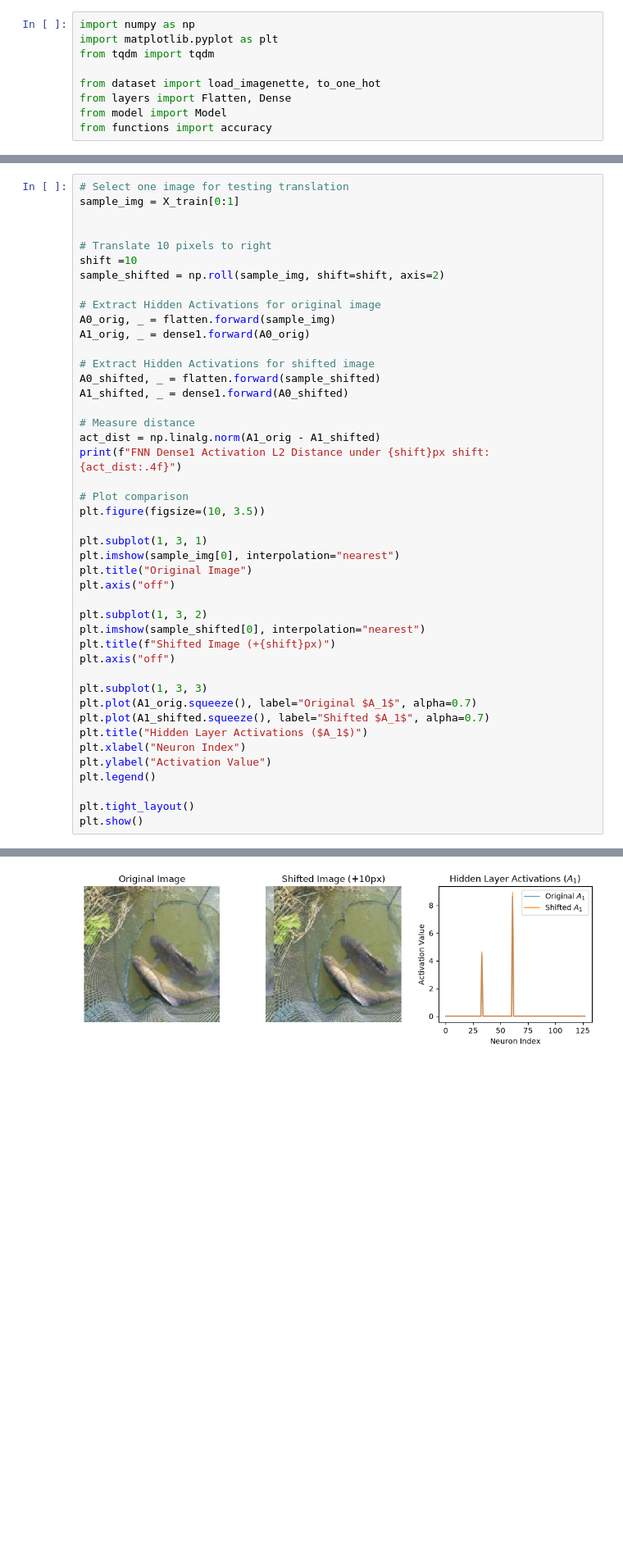
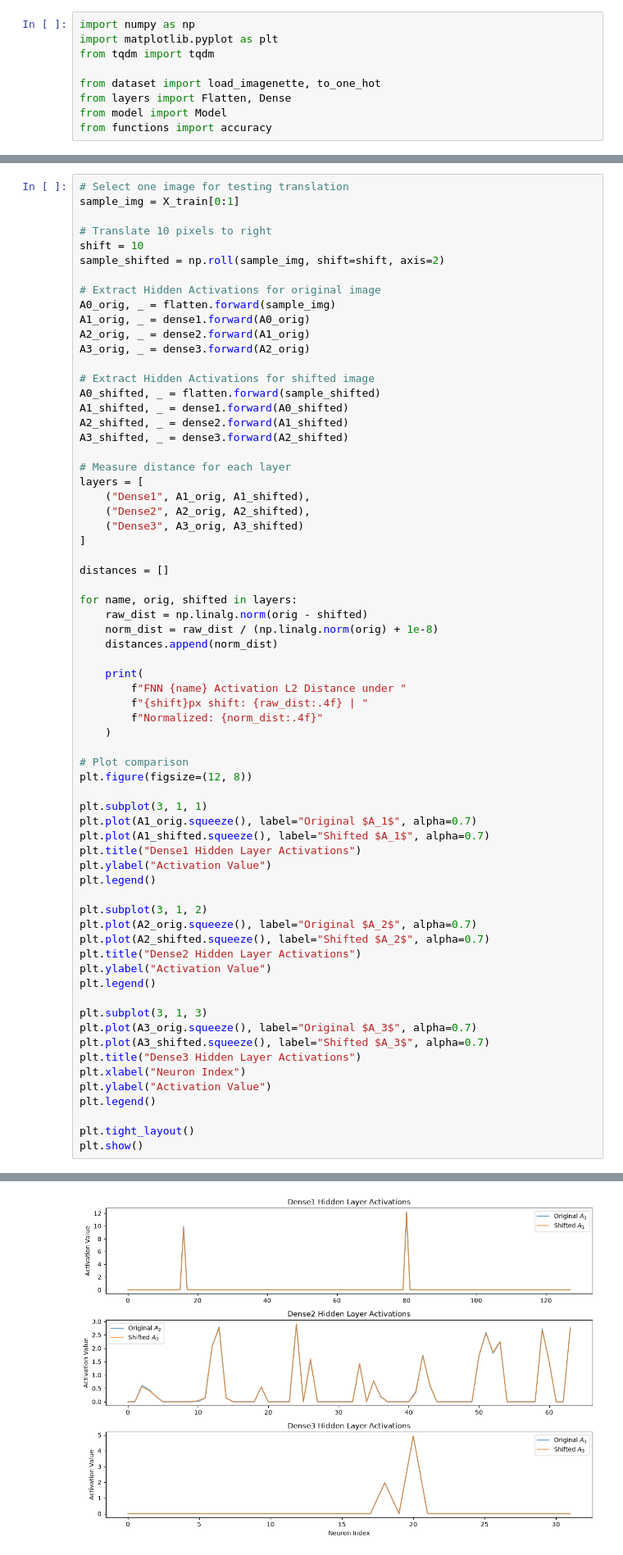
Before and after one commit to eliasakalu/ICogLabs_AI_Projects, a Jupyter notebook: scale separation and symmetry/fnn.ipynb, the cells around one changed output, grey strips where cells are left out. Shown at 82% size. Drawn from its saved outputs; the diff is of its cells as text; blank space fills up the shorter version.

```diff
--- a/scale separation and symmetry/fnn.ipynb
+++ b/scale separation and symmetry/fnn.ipynb
@@ -140,40 +140,63 @@ plt.show()
 # Select one image for testing translation
 sample_img = X_train[0:1]
 
-
 # Translate 10 pixels to right
-shift =10
+shift = 10
 sample_shifted = np.roll(sample_img, shift=shift, axis=2)
 
 # Extract Hidden Activations for original image
 A0_orig, _ = flatten.forward(sample_img)
 A1_orig, _ = dense1.forward(A0_orig)
+A2_orig, _ = dense2.forward(A1_orig)
+A3_orig, _ = dense3.forward(A2_orig)
 
 # Extract Hidden Activations for shifted image
 A0_shifted, _ = flatten.forward(sample_shifted)
 A1_shifted, _ = dense1.forward(A0_shifted)
+A2_shifted, _ = dense2.forward(A1_shifted)
+A3_shifted, _ = dense3.forward(A2_shifted)
 
-# Measure distance
-act_dist = np.linalg.norm(A1_orig - A1_shifted)
-print(f"FNN Dense1 Activation L2 Distance under {shift}px shift: {act_dist:.4f}")
+# Measure distance for each layer
+layers = [
+    ("Dense1", A1_orig, A1_shifted),
+    ("Dense2", A2_orig, A2_shifted),
+    ("Dense3", A3_orig, A3_shifted)
+]
+
+distances = []
+
+for name, orig, shifted in layers:
+    raw_dist = np.linalg.norm(orig - shifted)
+    norm_dist = raw_dist / (np.linalg.norm(orig) + 1e-8)
+    distances.append(norm_dist)
+
+    print(
+        f"FNN {name} Activation L2 Distance under "
+        f"{shift}px shift: {raw_dist:.4f} | "
+        f"Normalized: {norm_dist:.4f}"
+    )
 
 # Plot comparison
-plt.figure(figsize=(10, 3.5))
+plt.figure(figsize=(12, 8))
 
-plt.subplot(1, 3, 1)
-plt.imshow(sample_img[0], interpolation="nearest")
-plt.title("Original Image")
-plt.axis("off")
-
-plt.subplot(1, 3, 2)
-plt.imshow(sample_shifted[0], interpolation="nearest")
-plt.title(f"Shifted Image (+{shift}px)")
-plt.axis("off")
-
-plt.subplot(1, 3, 3)
+plt.subplot(3, 1, 1)
 plt.plot(A1_orig.squeeze(), label="Original $A_1$", alpha=0.7)
 plt.plot(A1_shifted.squeeze(), label="Shifted $A_1$", alpha=0.7)
-plt.title("Hidden Layer Activations ($A_1$)")
+plt.title("Dense1 Hidden Layer Activations")
+plt.ylabel("Activation Value")
+plt.legend()
+
+plt.subplot(3, 1, 2)
+plt.plot(A2_orig.squeeze(), label="Original $A_2$", alpha=0.7)
+plt.plot(A2_shifted.squeeze(), label="Shifted $A_2$", alpha=0.7)
+plt.title("Dense2 Hidden Layer Activations")
+plt.ylabel("Activation Value")
+plt.legend()
+
+plt.subplot(3, 1, 3)
+plt.plot(A3_orig.squeeze(), label="Original $A_3$", alpha=0.7)
+plt.plot(A3_shifted.squeeze(), label="Shifted $A_3$", alpha=0.7)
+plt.title("Dense3 Hidden Layer Activations")
 plt.xlabel("Neuron Index")
 plt.ylabel("Activation Value")
 plt.legend()
@@ -185,4 +210,4 @@ FNN Dense1 Activation L2 Distance under 10px shift: 0.3314
-[figure, old version]
+[figure, new version]
 # %%
 # FNN dense layers do not have local receptive fields like CNNs.
 # Each dense1 neuron sees the entire flattened image with its own weights.
```
Also changed, not shown: parts of 4 cells of this notebook, 1 other file.
